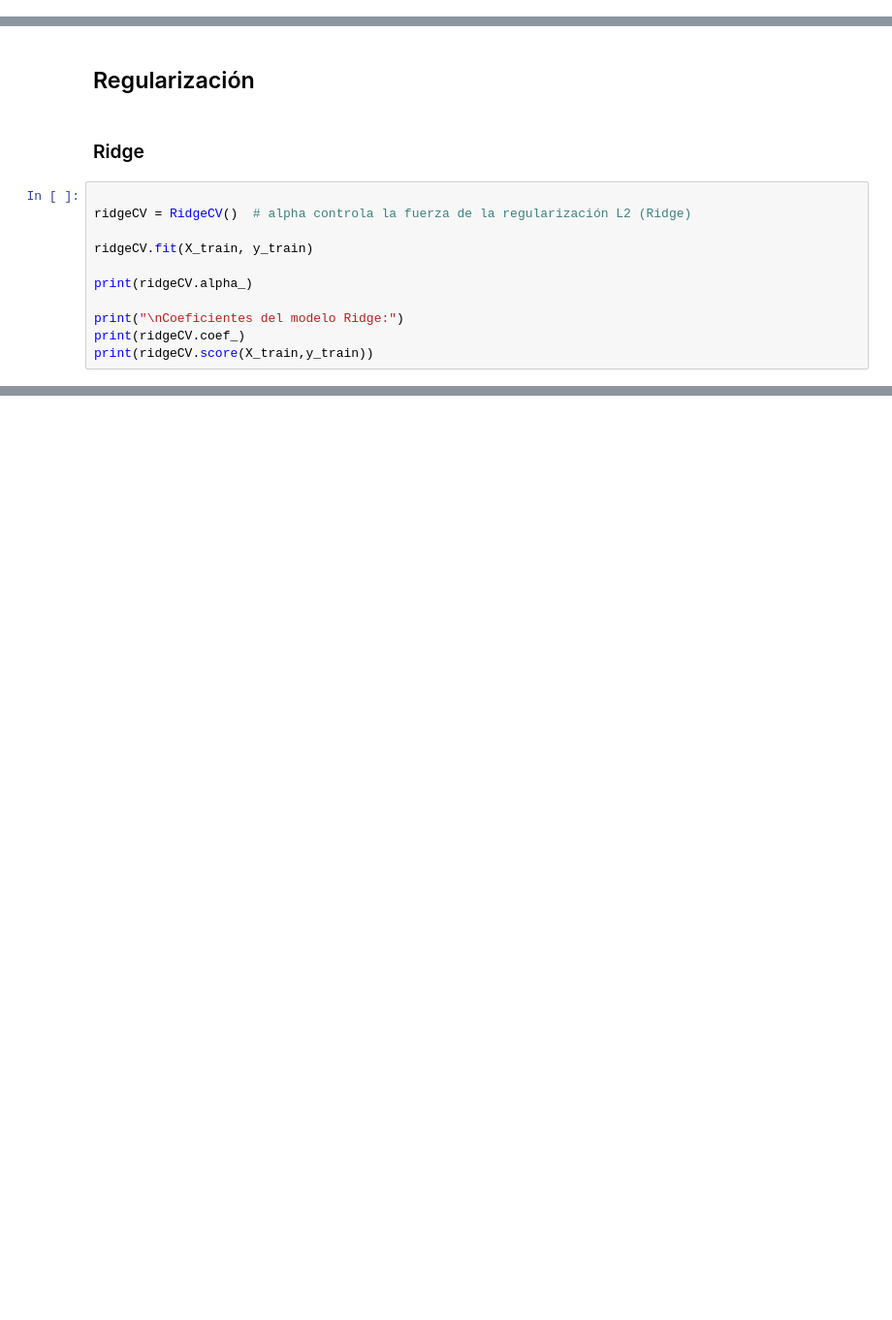
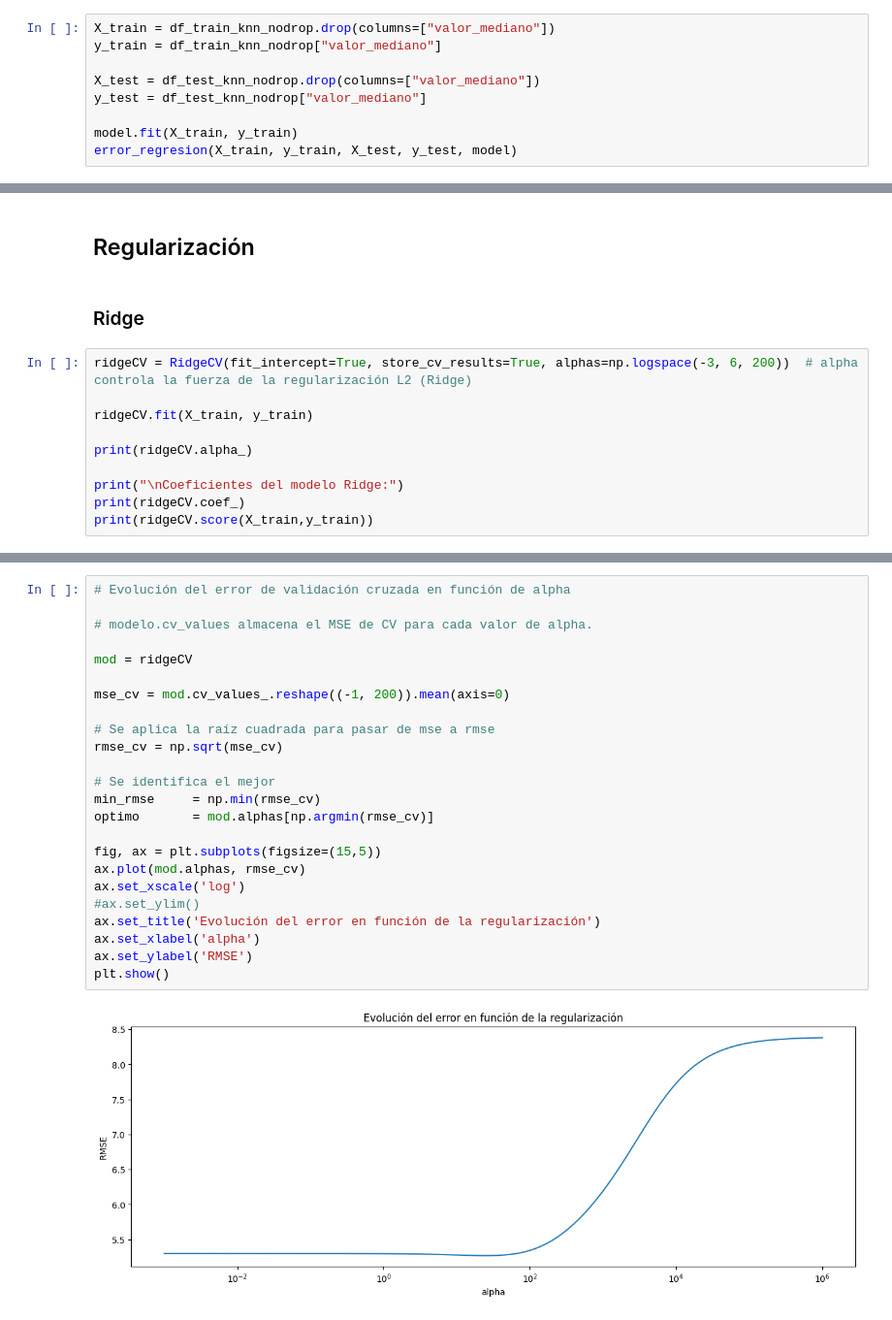
Before and after one commit to Augusto-Rabbia/AA1-TUIA-Rabbia-Spreutels, a Jupyter notebook: tp1/tp1.ipynb, the cells around one changed output, grey strips where cells are left out. Shown at 97% size. Drawn from its saved outputs; the diff is of its cells as text; blank space fills up the shorter version.

Commit message:
Agregar ridge, lasso, gradiente descendiente

```diff
--- a/tp1/tp1.ipynb
+++ b/tp1/tp1.ipynb
@@ -676,2 +733,11 @@ R2 de Test: 0.3077117424630632
 # %% [markdown]
 ### Imputación por KNN
+# %%
+X_train = df_train_knn_nodrop.drop(columns=["valor_mediano"])
+y_train = df_train_knn_nodrop["valor_mediano"]
+
+X_test = df_test_knn_nodrop.drop(columns=["valor_mediano"])
+y_test = df_test_knn_nodrop["valor_mediano"]
+
+model.fit(X_train, y_train)
+error_regresion(X_train, y_train, X_test, y_test, model)
@@ -698,8 +775,7 @@ Observamos una performance levemente mejor (15%) mediante la imputación, por lo
 # %% [markdown]
 ### Ridge
 # %%
-
-ridgeCV = RidgeCV()  # alpha controla la fuerza de la regularización L2 (Ridge)
+ridgeCV = RidgeCV(fit_intercept=True, store_cv_results=True, alphas=np.logspace(-3, 6, 200))  # alpha controla la fuerza de la regularización L2 (Ridge)
 
 ridgeCV.fit(X_train, y_train)
 
@@ -719,0 +795,26 @@ Coeficientes del modelo Ridge:
+# %%
+# Evolución del error de validación cruzada en función de alpha
+
+# modelo.cv_values almacena el MSE de CV para cada valor de alpha.
+
+mod = ridgeCV
+
+mse_cv = mod.cv_values_.reshape((-1, 200)).mean(axis=0)
+
+# Se aplica la raíz cuadrada para pasar de mse a rmse
+rmse_cv = np.sqrt(mse_cv)
+
+# Se identifica el mejor
+min_rmse     = np.min(rmse_cv)
+optimo       = mod.alphas[np.argmin(rmse_cv)]
+
+fig, ax = plt.subplots(figsize=(15,5))
+ax.plot(mod.alphas, rmse_cv)
+ax.set_xscale('log')
+#ax.set_ylim()
+ax.set_title('Evolución del error en función de la regularización')
+ax.set_xlabel('alpha')
+ax.set_ylabel('RMSE')
+plt.show()
+# %% [output]
+[figure, added]
```
Also changed, not shown: parts of 41 cells of this notebook.
